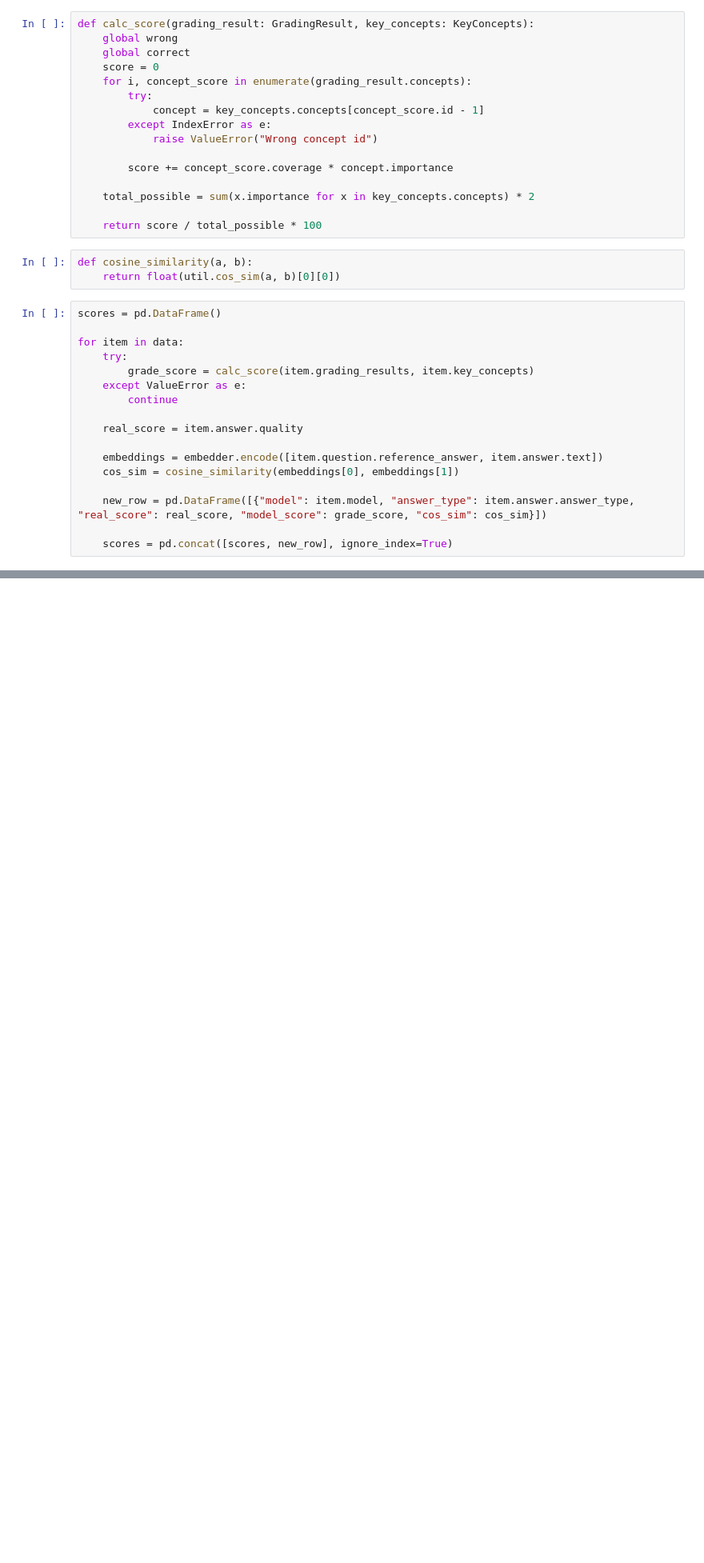
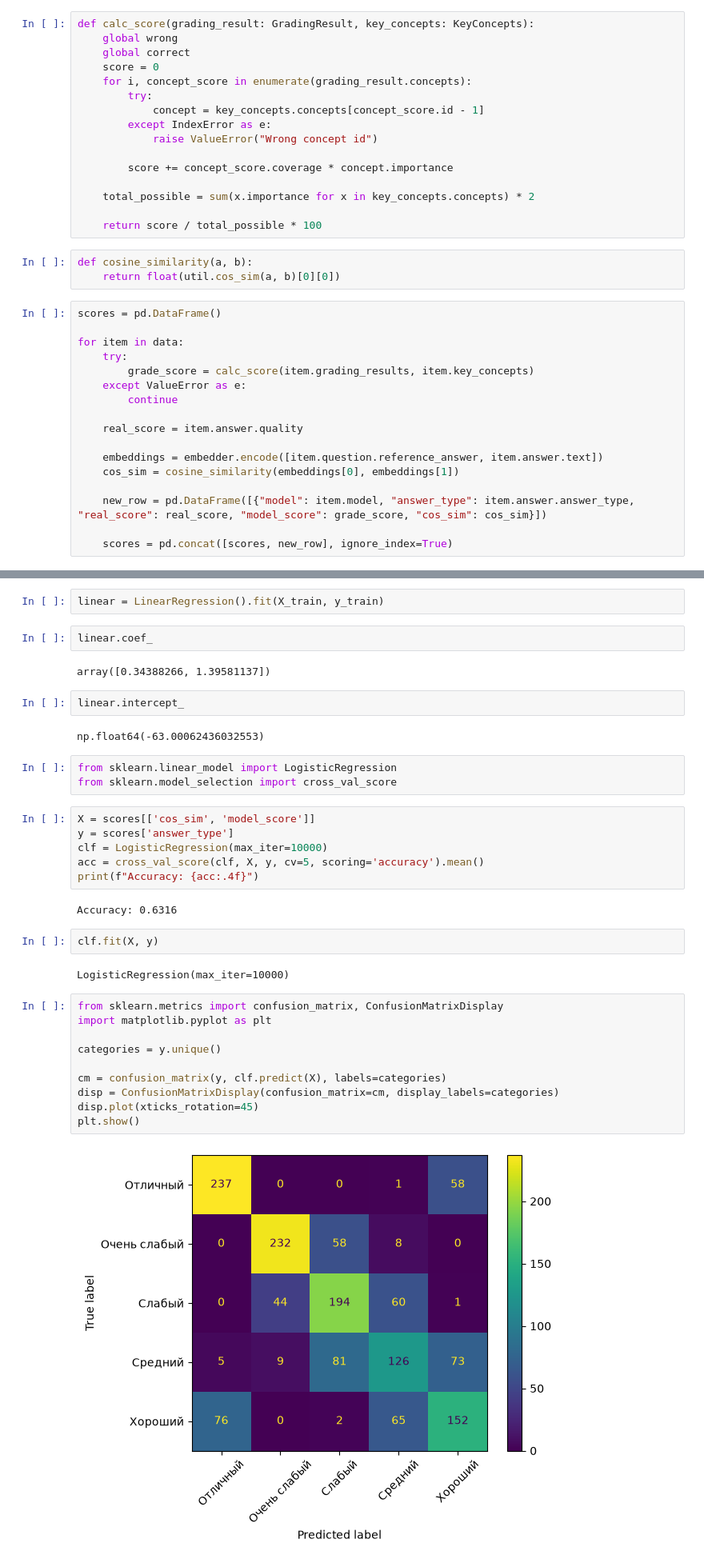
Before and after one commit to ReSpix/slm_answer_checker, a Jupyter notebook: notebooks/hybrid_grading.ipynb, the cells around one changed output, grey strips where cells are left out. Shown at 80% size. Drawn from its saved outputs; the diff is of its cells as text; blank space fills up the shorter version.

```diff
--- a/notebooks/hybrid_grading.ipynb
+++ b/notebooks/hybrid_grading.ipynb
@@ -128,0 +155,37 @@ tlite-8b
+# %%
+linear = LinearRegression().fit(X_train, y_train)
+# %%
+linear.coef_
+# %% [output]
+array([0.34388266, 1.39581137])
+# %%
+linear.intercept_
+# %% [output]
+np.float64(-63.00062436032553)
+# %%
+from sklearn.linear_model import LogisticRegression
+from sklearn.model_selection import cross_val_score
+# %%
+X = scores[['cos_sim', 'model_score']]
+y = scores['answer_type']
+clf = LogisticRegression(max_iter=10000)
+acc = cross_val_score(clf, X, y, cv=5, scoring='accuracy').mean()
+print(f"Accuracy: {acc:.4f}")
+# %% [output]
+Accuracy: 0.6316
+# %%
+clf.fit(X, y)
+# %% [output]
+LogisticRegression(max_iter=10000)
+# %%
+from sklearn.metrics import confusion_matrix, ConfusionMatrixDisplay
+import matplotlib.pyplot as plt
+
+categories = y.unique()
+
+cm = confusion_matrix(y, clf.predict(X), labels=categories)
+disp = ConfusionMatrixDisplay(confusion_matrix=cm, display_labels=categories)
+disp.plot(xticks_rotation=45)
+plt.show()
+# %% [output]
+[figure, added]
```
Also changed, not shown: parts of 10 cells of this notebook, 2 other files.
